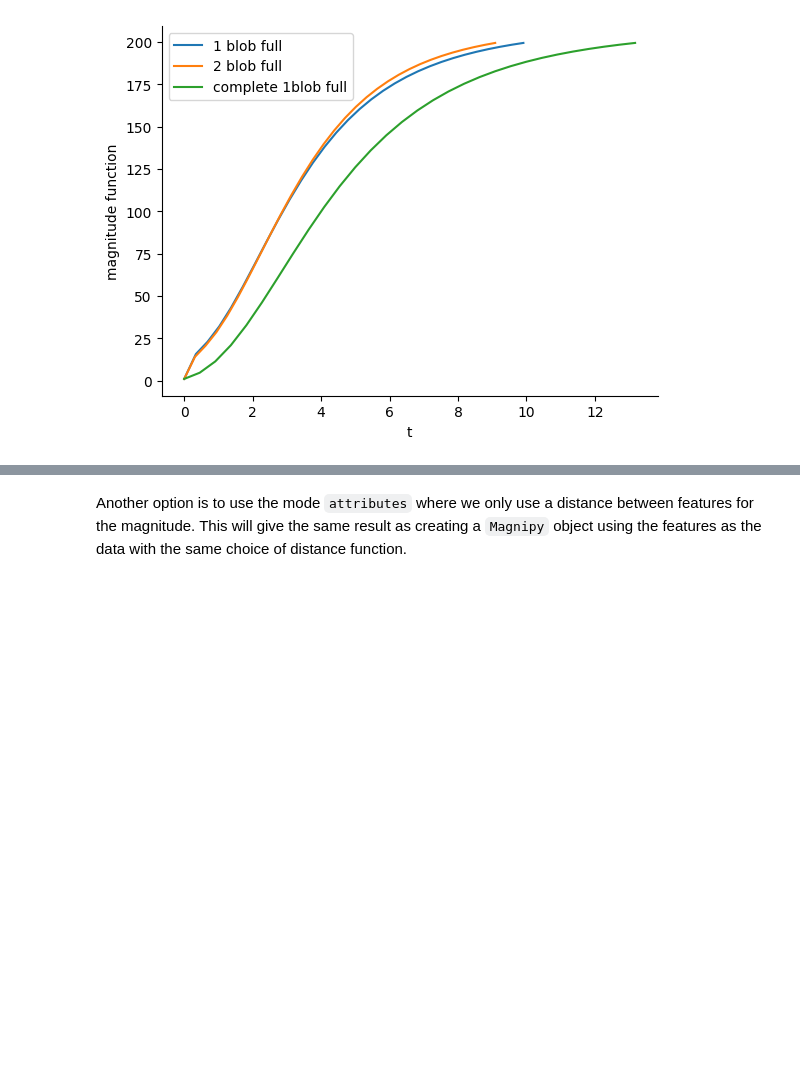
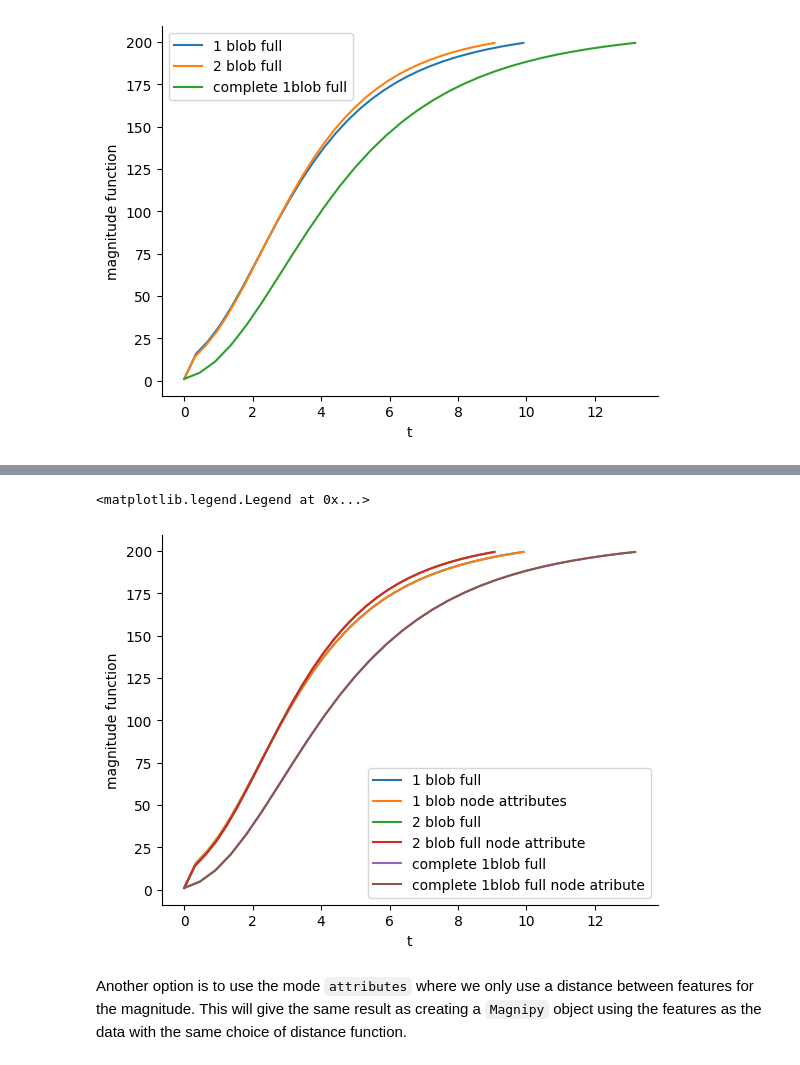
Before and after one commit to aidos-lab/magnipy, a Jupyter notebook: notebooks/graphipy_tutorial.ipynb, the cells around one changed output, grey strips where cells are left out. Cells and saved outputs as stored; diff of their text form; code cells hidden in the pictures; blank space fills up the shorter version.

```diff
--- a/notebooks/graphipy_tutorial.ipynb
+++ b/notebooks/graphipy_tutorial.ipynb
@@ -330,3 +524,23 @@ plt.legend(['1 blob full', '2 blob full', 'complete 1blob full',])
+# %%
+graphi_full_bb1blob.plot_magnitude_function()
+graphi_full_bb1blob_nodeattr.plot_magnitude_function()
+graphi_full_bb2blob.plot_magnitude_function()
+graphi_full_bb2blob_nodeattr.plot_magnitude_function()
+graphi_full_c1blob.plot_magnitude_function()
+graphi_full_complete_nodeattr.plot_magnitude_function()
+plt.legend(
+    [
+        "1 blob full",
+        "1 blob node attributes",
+        "2 blob full",
+        "2 blob full node attribute",
+        "complete 1blob full",
+        "complete 1blob full node atribute",
+    ]
+)
+# %% [output]
+<matplotlib.legend.Legend at 0x...>
+[figure, added]
 # %% [markdown]
 Another option is to use the mode `attributes` where we only use a distance between features for the magnitude. This will give the same result as creating a `Magnipy` object using the features as the data with the same choice of distance function. <br>
 # %%
```
Also changed, not shown: parts of 42 cells of this notebook.
